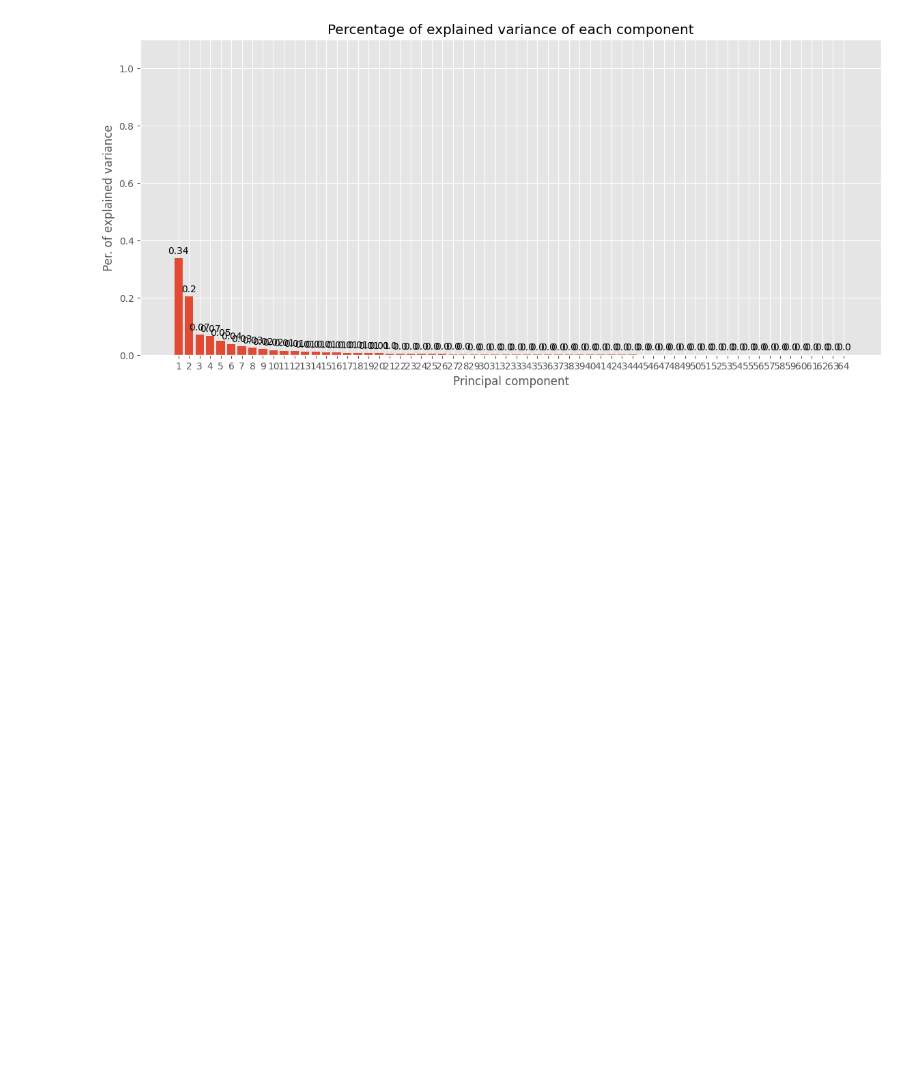
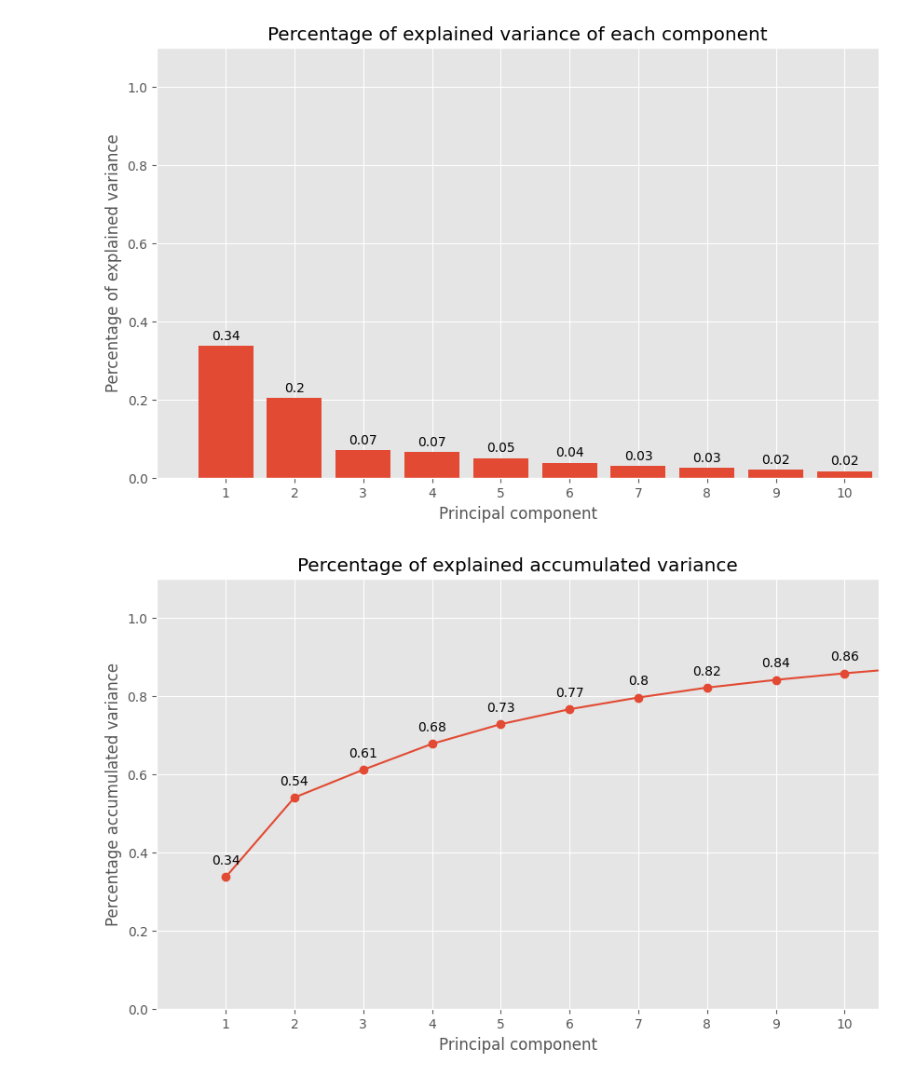
Before and after one commit to aalonsca73/in_silico_toxicology, a Jupyter notebook: PCA.ipynb, the cells around one changed output. Cells and saved outputs as stored; diff of their text form; code cells hidden in the pictures; blank space fills up the shorter version.

```diff
--- a/PCA.ipynb
+++ b/PCA.ipynb
@@ -2,51 +2,81 @@
 <a href="https://colab.research.google.com/github/aalonsca73/in_silico_toxicology/blob/main/PCA.ipynb" target="_parent"><img src="https://colab.research.google.com/assets/colab-badge.svg" alt="Open In Colab"/></a>
 # %%
 # Define the filename for the CSV file
-filename = 'llistes.xlsx'
+filename = 'molecules_with_properties.csv'
 
 # Import necessary libraries
 # Data treatment
 import numpy as np
 import pandas as pd
 import statsmodels.api as sm
+
 # Graphics
 import matplotlib.pyplot as plt
 import matplotlib.font_manager
 from matplotlib import style
-style.use('ggplot') or plt.style.use('ggplot')
-# Preprocessing and modelling
+
+# Set the style for the plot
+style.use('ggplot') # or plt.style.use('ggplot')
+
+# Preprocessing and modeling
 from sklearn.decomposition import PCA
 from sklearn.pipeline import make_pipeline
 from sklearn.preprocessing import StandardScaler
 from sklearn.preprocessing import scale
 
 # Read the CSV file using pandas
-df = pd.read_csv('molecules_with_properties.csv')
+df = pd.read_csv(filename)
+
+# Remove the 'SMILES' column from the DataFrame
 filtered_df = df.loc[:,df.columns != "SMILES"]
+# Set the 'Name' column as the index
 filtered_df = filtered_df.set_index('Name')
-# Training PCA model with scale of the data
+
+# Training PCA model with scaled data
 pca_pipe = make_pipeline(StandardScaler(),PCA())
 pca_pipe.fit(filtered_df)
 
 # Extraction of the trained model from the pipeline
 pca_model = pca_pipe.named_steps['pca']
 
 # Convert array to dataframe
-PCA = pd.DataFrame(data=pca_model.components_,
-                   columns = filtered_df.columns)
+PCA = pd.DataFrame(data=pca_model.components_,columns = filtered_df.columns)
+
 # Percentage of explained variance of each component
-fig, ax = plt.subplots(nrows=1, ncols=1, figsize=(14,6))
+fig, ax = plt.subplots(nrows=1, ncols=1, figsize=(10,6))
 ax.bar(x=np.arange(pca_model.n_components_)+1,
        height = pca_model.explained_variance_ratio_)
 
+# Add labels to the bars
 for x,y in zip(np.arange(len(filtered_df.columns))+1, pca_model.explained_variance_ratio_):
     label = round(y,2)
     ax.annotate(label,(x,y),textcoords="offset points",xytext=(0,5),ha='center')
 
 ax.set_xticks(np.arange(pca_model.n_components_)+1)
+ax.set_xlim(0,10.5)
 ax.set_ylim(0,1.1)
 ax.set_title('Percentage of explained variance of each component')
 ax.set_xlabel('Principal component')
-ax.set_ylabel('Per. of explained variance');
+ax.set_ylabel('Percentage of explained variance');
+
+# Proportion of accumulated variance
+prop_var_accum = pca_model.explained_variance_ratio_.cumsum()
+
+fig, ax = plt.subplots(nrows=1,ncols=1, figsize=(10,6))
+ax.plot(np.arange(len(pca_model.components_))+1,
+        pca_model.explained_variance_ratio_.cumsum(), marker = 'o')
+
+# Add labels to the data points
+for x,y in zip(np.arange(len(filtered_df.columns))+1,pca_model.explained_variance_ratio_.cumsum()):
+  label = round(y, 2)
+  ax.annotate(label,(x,y),textcoords="offset points",xytext=(0,10),ha='center')
+
+ax.set_xticks(np.arange(pca_model.n_components_)+1)
+ax.set_xlim(0,10.5)
+ax.set_ylim(0,1.1)
+ax.set_title('Percentage of explained accumulated variance')
+ax.set_xlabel('Principal component')
+ax.set_ylabel('Percentage accumulated variance');
 # %% [output]
-[figure, old version]
+[figure, new version]
+[figure, added]
```
